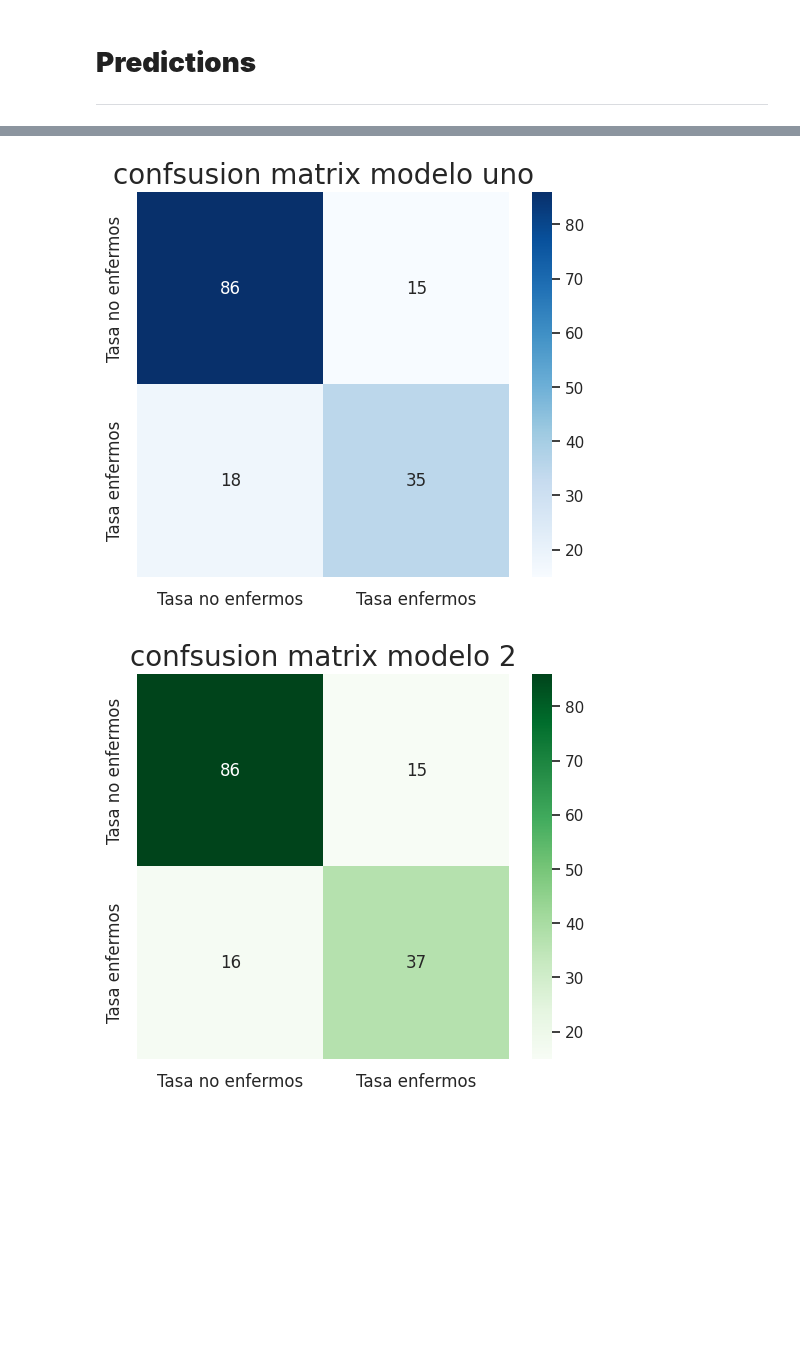
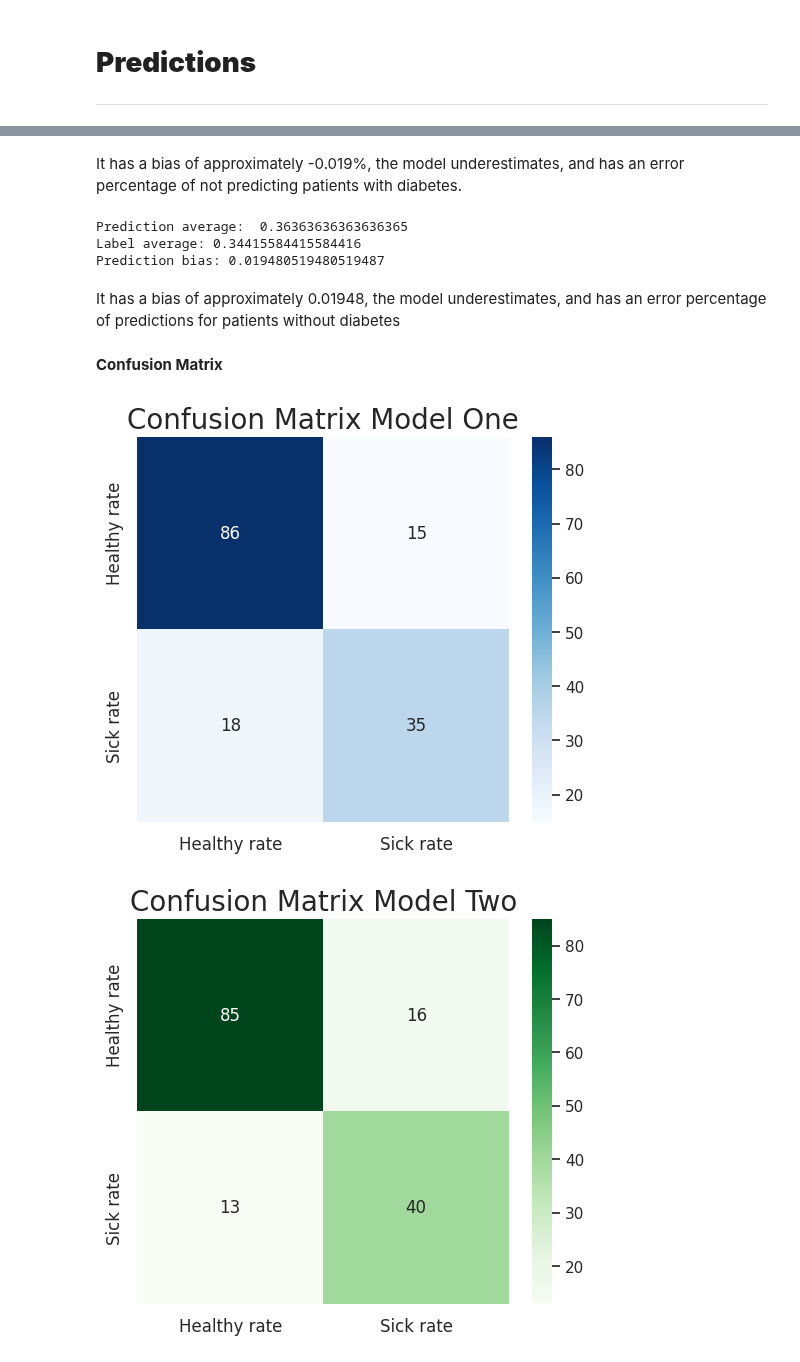
Before and after one commit to Kaiziferr/deep_learning, a Jupyter notebook: multilayer_perceptron/01_neural_network_diabetes.ipynb, the cells around one changed output, grey strips where cells are left out. Saved outputs shown, nothing was run; the diff lists cells and outputs as text; code cells hidden in the pictures; blank space fills up the shorter version.

```diff
--- a/multilayer_perceptron/01_neural_network_diabetes.ipynb
+++ b/multilayer_perceptron/01_neural_network_diabetes.ipynb
@@ -562,0 +290,5 @@ Ambos modelos tienen un rendimiento bueno en la detección de la clase positiva,
+# %%
+model_two = Sequential()
+model_two.add(Dense(6, input_dim=8, activation='relu', kernel_initializer='glorot_uniform'))
+model_two.add(Dense(2, activation='relu', kernel_initializer='glorot_uniform'))
+model_two.add(Dense(1, activation='sigmoid', kernel_initializer='glorot_uniform'))
@@ -562,0 +297,8 @@ Ambos modelos tienen un rendimiento bueno en la detección de la clase positiva,
+# %%
+model_two.compile(
+    loss='binary_crossentropy',
+    optimizer='adam',
+    metrics=[
+        'accuracy',
+        keras.metrics.Recall()]
+)
@@ -562,0 +307,9 @@ Ambos modelos tienen un rendimiento bueno en la detección de la clase positiva,
+# %%
+two_history = model_two.fit(
+    X_train_prep,
+    y_train,
+    validation_data=(X_test_prep, y_test),
+    epochs=500,
+    batch_size=16,
+    verbose=0
+)
@@ -564,6 +369,6 @@ Ambos modelos tienen un rendimiento bueno en la detección de la clase positiva,
 # **Predictions**
 ---
 # %%
-y_pred_one = (model_uno.predict(X_test_prep)>0.5).astype('int32')
-y_pred_two = (model_dos.predict(X_test_prep)>0.5).astype('int32')
+y_pred_one = (model_one.predict(X_test_prep)>0.5).astype('int')
+y_pred_two = (model_two.predict(X_test_prep)>0.5).astype('int')
 # %% [output]
@@ -614,20 +403,40 @@ Sesgo de predicción: -0.006493506493506496
+# %% [markdown]
+It has a bias of approximately -0.019%, the model underestimates, and has an error percentage of not predicting patients with diabetes.
+# %%
+prediction_bias, prediction_average, prediction_validation = sesgo_prediction(
+    y_pred_two,
+    y_test,
+    1)
+print(f'Prediction average:  {prediction_average}')
+print(f'Label average: {prediction_validation}')
+print(f'Prediction bias: {prediction_bias}')
+# %% [output]
+Prediction average:  0.36363636363636365
+Label average: 0.34415584415584416
+Prediction bias: 0.019480519480519487
+# %% [markdown]
+It has a bias of approximately 0.01948, the model underestimates, and has an error percentage of predictions for patients without diabetes
+# %% [markdown]
+**Confusion Matrix**
 # %%
-kward={"cmap":"Blues",  "annot_kws":{'size': 12}}
+kward = {"cmap": "Blues", "annot_kws": {"size":12}}
 matrix = matrix_confusion(
     y_test,
     y_pred_one,
-    title='confsusion matrix modelo uno',
-    churm='Tasa enfermos',
-    no_churm='Tasa no enfermos', **kward)
+    title='Confusion Matrix Model One',
+    churm="Sick rate",
+    no_churm="Healthy rate",
+    **kward)
 # %% [output]
-[figure, old version]
+[figure, new version]
 # %%
-kward={"cmap":"Greens",  "annot_kws":{'size': 12}}
+kward = {"cmap": "Greens", "annot_kws": {"size":12}}
 matrix = matrix_confusion(
     y_test,
     y_pred_two,
-    title='confsusion matrix modelo 2',
-    churm='Tasa enfermos',
-    no_churm='Tasa no enfermos', **kward)
+    title='Confusion Matrix Model Two',
+    churm="Sick rate",
+    no_churm="Healthy rate",
+    **kward)
 # %% [output]
-[figure, old version]
+[figure, new version]
```
Also changed, not shown: parts of 103 cells of this notebook.
